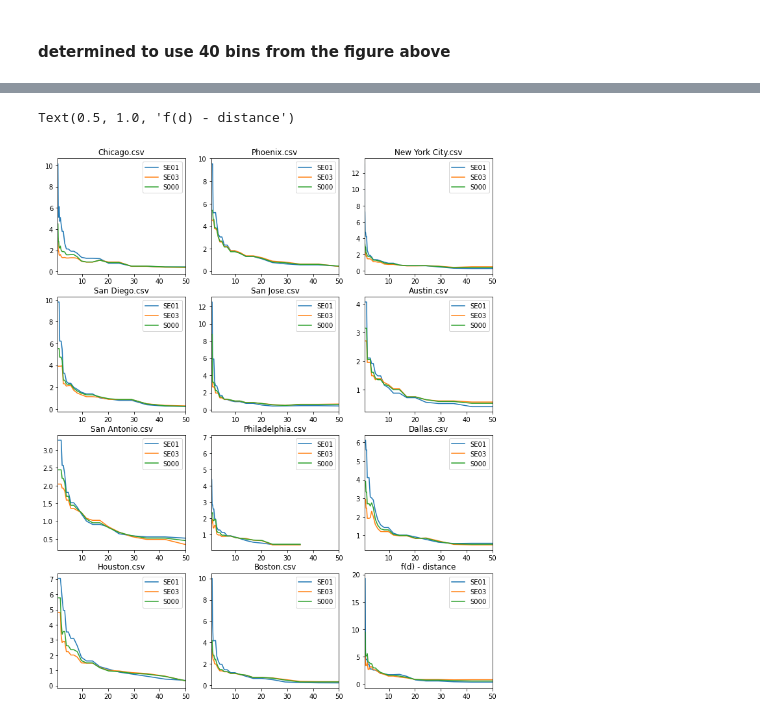
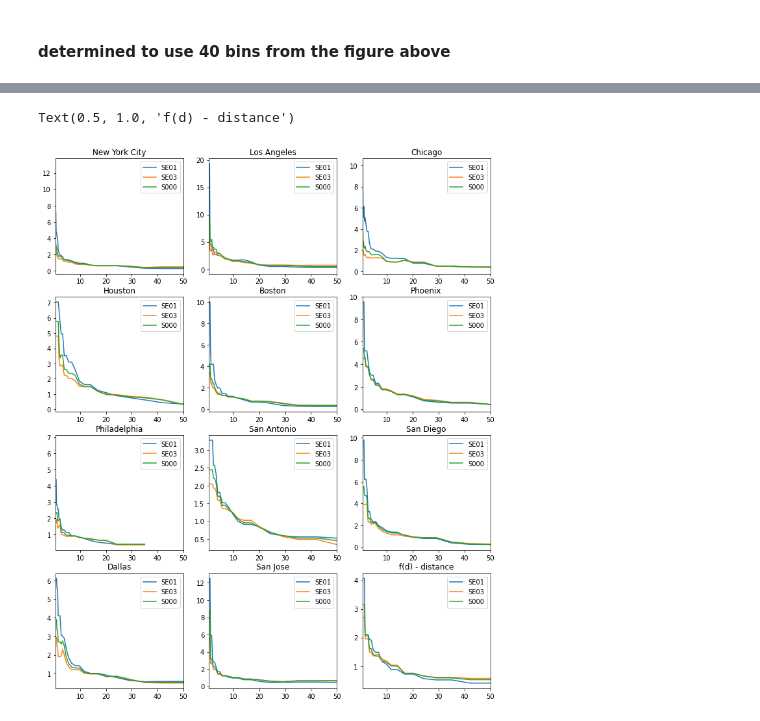
Before and after one commit to yuribogomolov/sttn, a Jupyter notebook: notebooks/f(d)_gravity_model.ipynb, the cells around one changed output, grey strips where cells are left out. Cells and saved outputs as stored; diff of their text form; code cells hidden in the pictures.

```diff
--- a/notebooks/f(d)_gravity_model.ipynb
+++ b/notebooks/f(d)_gravity_model.ipynb
@@ -168,10 +162,9 @@ import seaborn as sns
 # %%
-for city in cities:
-    if '.csv' in city:
-        df = pd.read_csv(citiesDir+city)
-        sns.distplot(np.log(df.distance), hist = False, kde = True,
-             kde_kws = {'linewidth': 3},
-             label = city)
+for city, state, conties in cities:
+    df = pd.read_csv(f'income/{city}.csv')
+    sns.distplot(np.log(df.distance), hist = False, kde = True,
+         kde_kws = {'linewidth': 3},
+         label = city)
 plt.legend()
 # %% [output]
 <matplotlib.legend.Legend at 0x...>
@@ -179,11 +172,10 @@ plt.legend()
 # %%
 minValue = []
 maxValue = []
-for city in cities:
-    if '.csv' in city:
-        df = pd.read_csv(citiesDir+city)
-        minValue += [np.min(np.log(df.distance))]
-        maxValue += [np.max(np.log(df.distance))]
+for city, state, conties in cities:
+    df = pd.read_csv(f'income/{city}.csv')
+    minValue += [np.min(np.log(df.distance))]
+    maxValue += [np.max(np.log(df.distance))]
 minValue = np.min(minValue)
 maxValue = np.max(maxValue)
 print(minValue,maxValue)
@@ -366,30 +350,29 @@ for city in bindffDict.keys():
 # %%
 fig,ax = plt.subplots(4,3,figsize=(12,15))
 i= 0
-for city in cities:
-    if '.csv' in city:
-        df = pd.DataFrame({'bin':Distfd1[city].keys(),'fd':Distfd1[city].values()})
-        df = df.sort_values(by='bin')
-        # limit research from 0.5 km to 50km
-        ax[i//3,i%3].set_xlim(0.5,50)
-        ax[i//3,i%3].plot(df['bin'],df['fd'],label='SE01')
+for city, state, conties in cities:
+    df = pd.DataFrame({'bin':Distfd1[city].keys(),'fd':Distfd1[city].values()})
+    df = df.sort_values(by='bin')
+    # limit research from 0.5 km to 50km
+    ax[i//3,i%3].set_xlim(0.5,50)
+    ax[i//3,i%3].plot(df['bin'],df['fd'],label='SE01')
 
-        df = pd.DataFrame({'bin':Distfd3[city].keys(),'fd':Distfd3[city].values()})
-        df = df.sort_values(by='bin')
-        ax[i//3,i%3].plot(df['bin'],df['fd'],label='SE03')
+    df = pd.DataFrame({'bin':Distfd3[city].keys(),'fd':Distfd3[city].values()})
+    df = df.sort_values(by='bin')
+    ax[i//3,i%3].plot(df['bin'],df['fd'],label='SE03')
 
-        df = pd.DataFrame({'bin':Distfd0[city].keys(),'fd':Distfd0[city].values()})
-        df = df.sort_values(by='bin')
-        ax[i//3,i%3].plot(df['bin'],df['fd'],label='S000')
+    df = pd.DataFrame({'bin':Distfd0[city].keys(),'fd':Distfd0[city].values()})
+    df = df.sort_values(by='bin')
+    ax[i//3,i%3].plot(df['bin'],df['fd'],label='S000')
 
-        ax[i//3,i%3].set_title(city)
-        ax[i//3,i%3].legend()
-        i += 1
+    ax[i//3,i%3].set_title(city)
+    ax[i//3,i%3].legend()
+    i += 1
 
 plt.title('f(d) - distance')
 # %% [output]
 Text(0.5, 1.0, 'f(d) - distance')
-[figure, old version]
+[figure, new version]
 # %%
 fig,ax = plt.subplots(4,3,figsize=(12,15))
 i= 0
```
Also changed, not shown: parts of 9 cells of this notebook.
